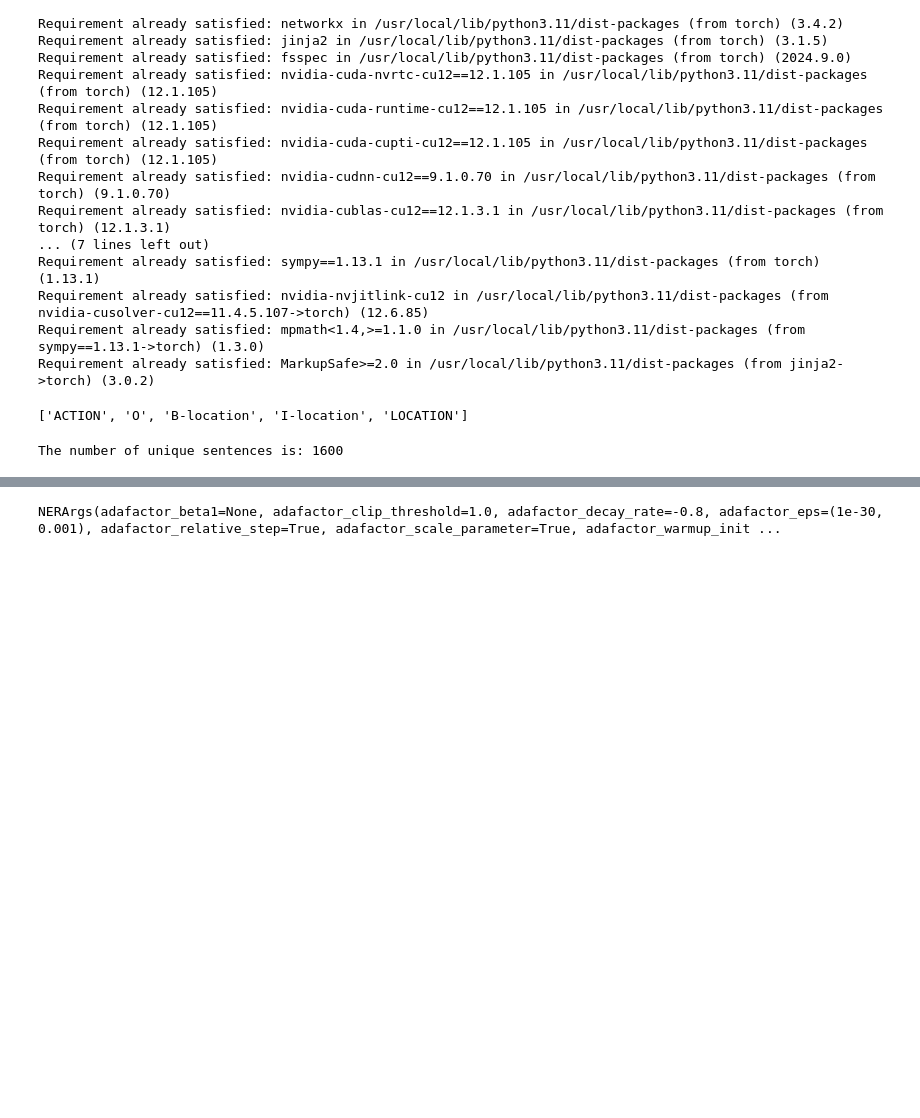
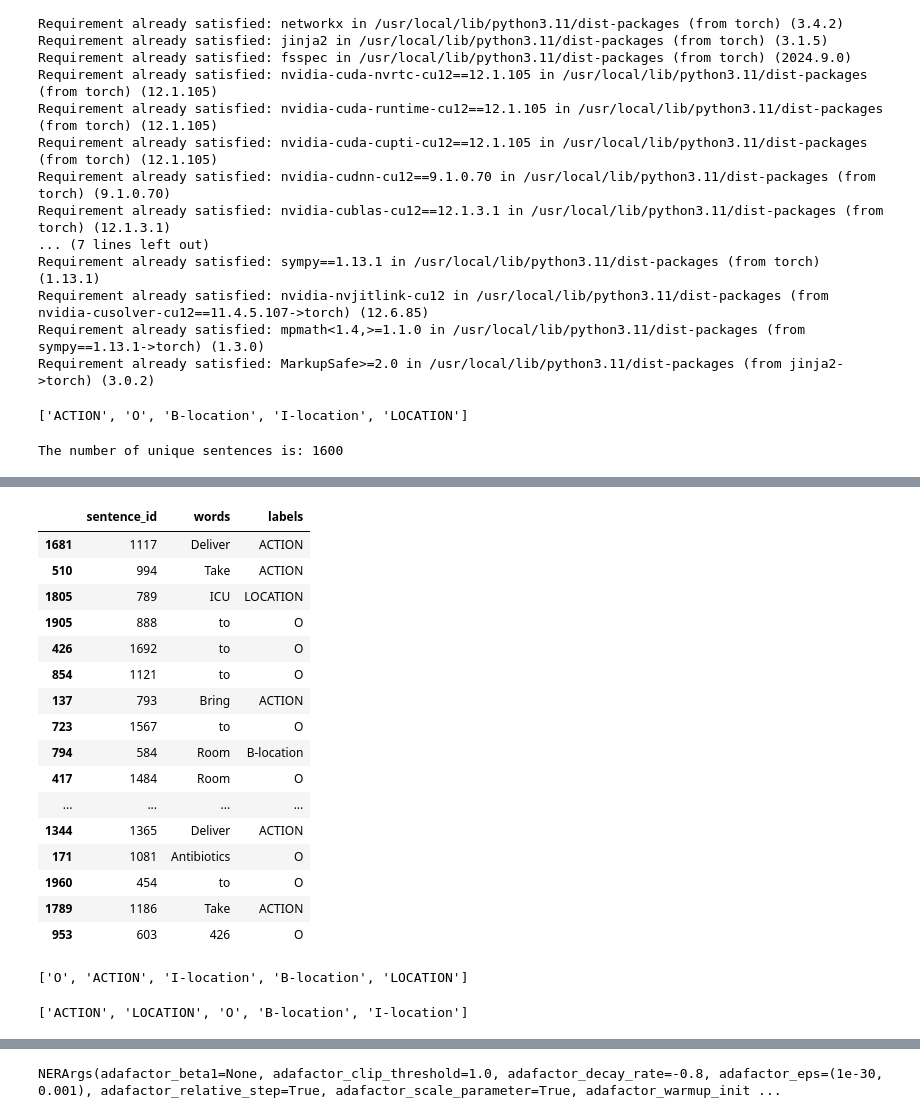
Before and after one commit to darknight11345/turtlebot4, a Jupyter notebook: Text_21_01_25.ipynb, the cells around one changed output, grey strips where cells are left out. Cells and saved outputs as stored; diff of their text form; code cells hidden in the pictures; blank space fills up the shorter version.

```diff
--- a/Text_21_01_25.ipynb
+++ b/Text_21_01_25.ipynb
@@ -303,3 +355,33 @@ args.dataloader_num_workers = 2  # Adjust based on your CPU resources
+# %%
+test_sample
+# %% [output]
+|  | sentence_id | words | labels |
+| 1681 | 1117 | Deliver | ACTION |
+| 510 | 994 | Take | ACTION |
+| 1805 | 789 | ICU | LOCATION |
+| 1905 | 888 | to | O |
+| 426 | 1692 | to | O |
+| 854 | 1121 | to | O |
+| 137 | 793 | Bring | ACTION |
+| 723 | 1567 | to | O |
+| 794 | 584 | Room | B-location |
+| 417 | 1484 | Room | O |
+| ... | ... | ... | ... |
+| 1344 | 1365 | Deliver | ACTION |
+| 171 | 1081 | Antibiotics | O |
+| 1960 | 454 | to | O |
+| 1789 | 1186 | Take | ACTION |
+| 953 | 603 | 426 | O |
+# %%
+label = train_sample["labels"].unique().tolist()
+label
+# %% [output]
+['O', 'ACTION', 'I-location', 'B-location', 'LOCATION']
+# %%
+label = test_sample["labels"].unique().tolist()
+label
+# %% [output]
+['ACTION', 'LOCATION', 'O', 'B-location', 'I-location']
 # %%
 model = NERModel('bert', 'bert-base-uncased',labels=label,args =args, use_cuda=False)
 # %% [output]
```
Also changed, not shown: parts of 16 cells of this notebook.
